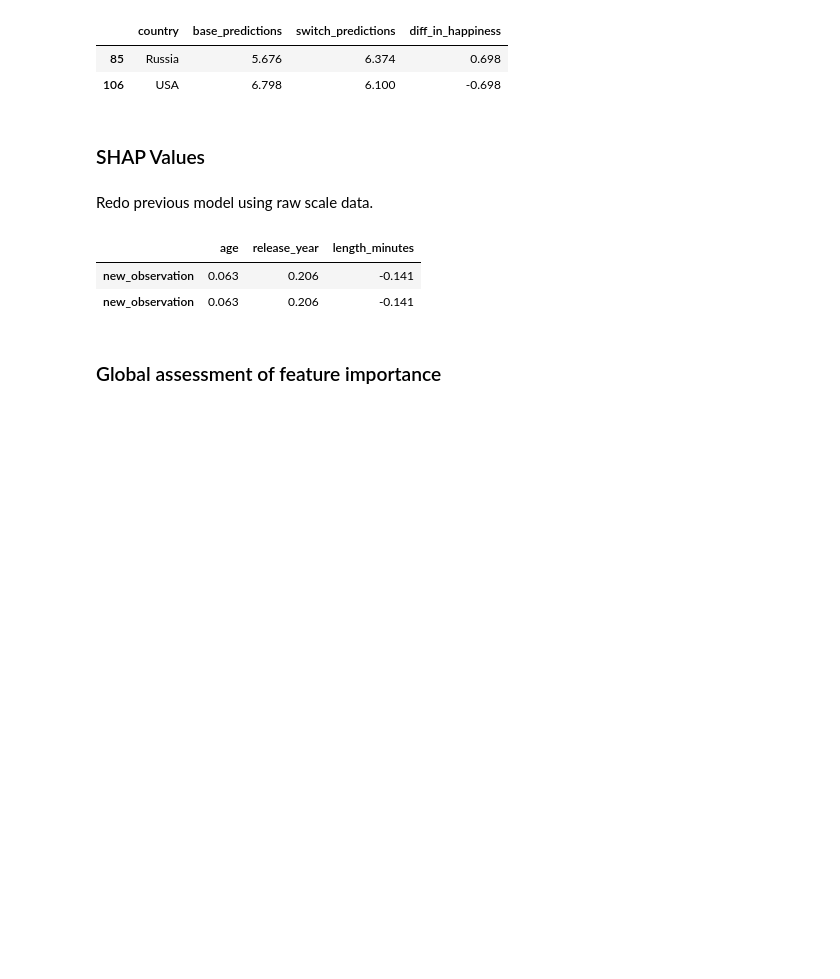
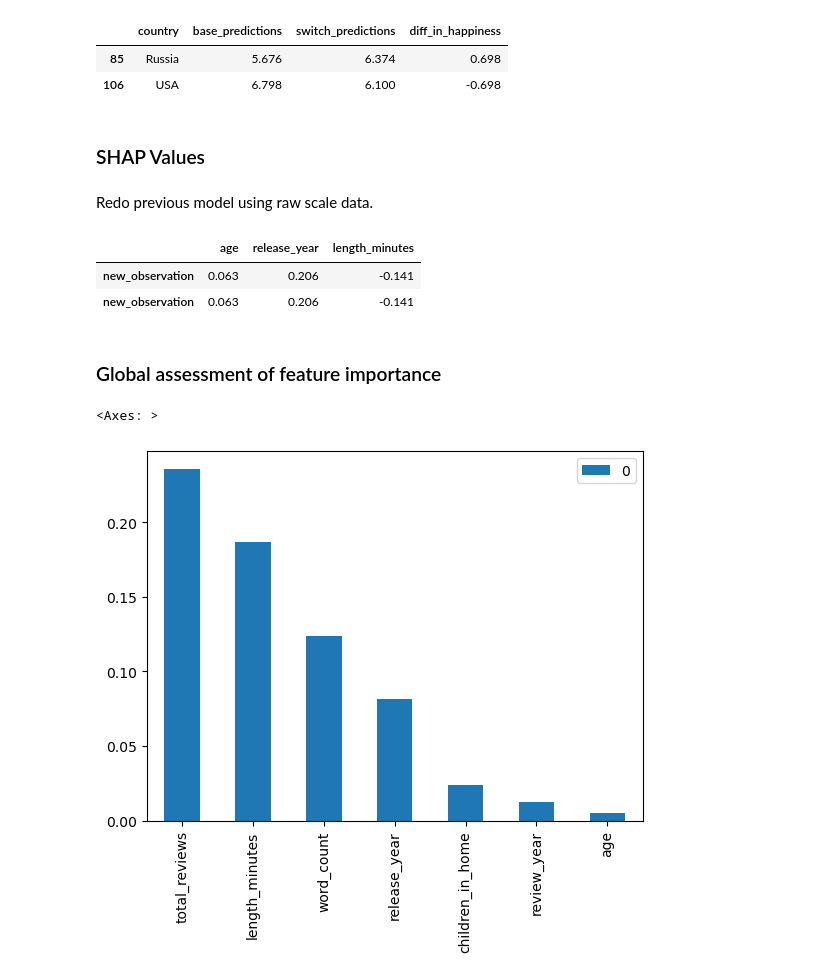
Before and after one commit to m-clark/book-of-models, a Jupyter notebook: chapter-notebooks/python_chapter_notebooks/undestanding_features.ipynb, the cells around one changed output. Saved outputs shown, nothing was run; the diff lists cells and outputs as text; code cells hidden in the pictures; blank space fills up the shorter version.

```diff
--- a/chapter-notebooks/python_chapter_notebooks/undestanding_features.ipynb
+++ b/chapter-notebooks/python_chapter_notebooks/undestanding_features.ipynb
@@ -242,3 +242,26 @@ model_importance = smf.ols(
         + total_reviews',
     data = df_reviews
 ).fit()
+# %%
+
+from sklearn.linear_model import LinearRegression
+from sklearn.inspection import permutation_importance
+import pandas as pd
+
+y = df_reviews['rating']
+X = df_reviews[['word_count', 'age', 'review_year', 'release_year', 'length_minutes', 'children_in_home', 'total_reviews']]
+model = LinearRegression().fit(X, y)
+
+importance = permutation_importance(model, X, y, n_repeats=30, random_state=0)
+
+(
+    pd.DataFrame(
+        importance.importances_mean,
+        index=X.columns
+    )
+    .sort_values(by=0, ascending=False)
+    .plot(kind='bar')
+)
+# %% [output]
+<Axes: >
+[figure, added]
```
Also changed, not shown: 1 other file.
